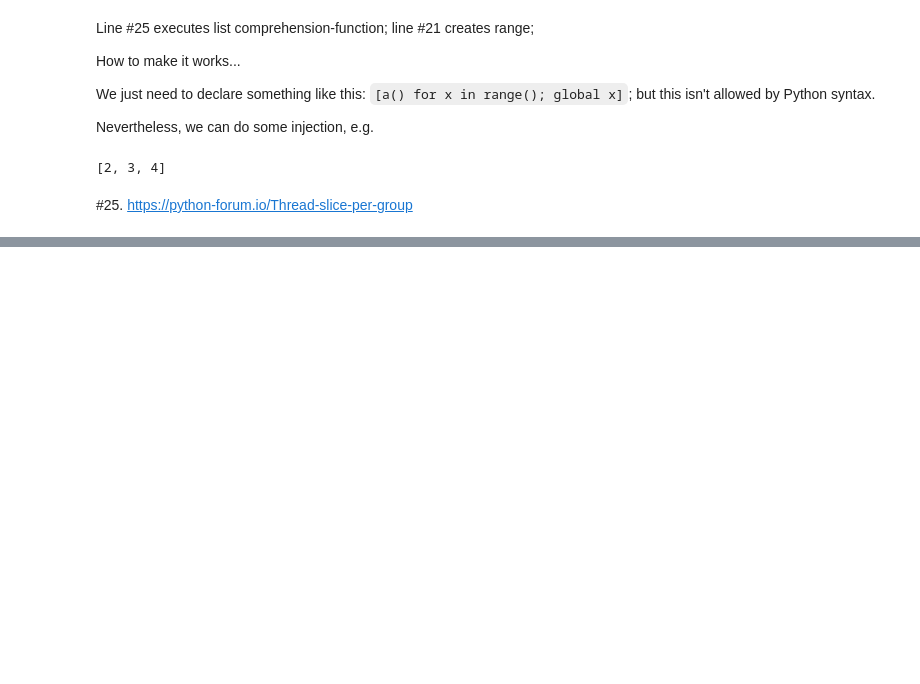
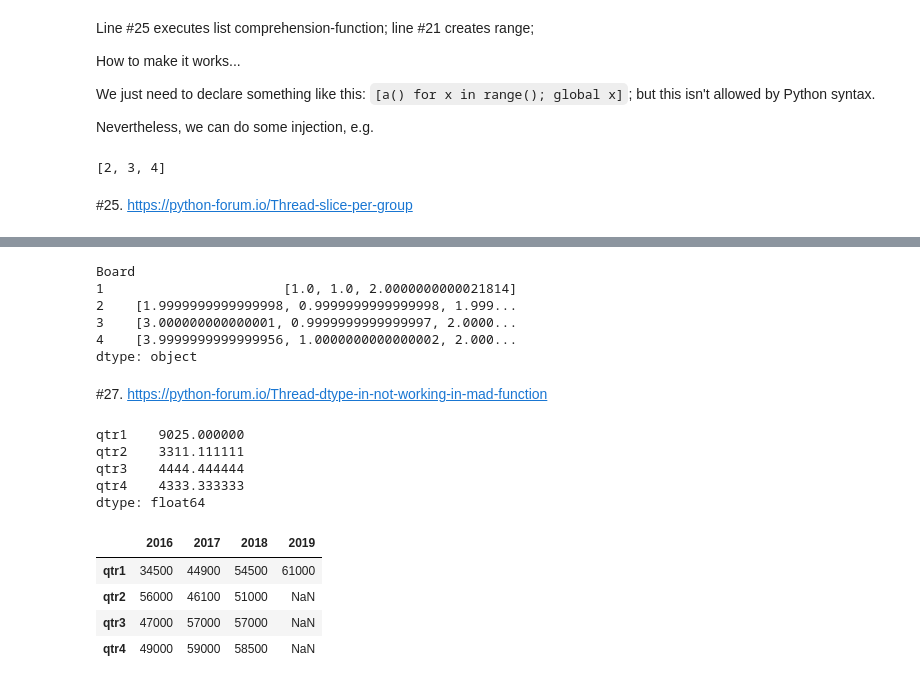
Before and after one commit to scidam/forums, a Jupyter notebook: mainpy/JUL_2019.ipynb, the cells around one changed output, grey strips where cells are left out. Cells and saved outputs as stored; diff of their text form; code cells hidden in the pictures; blank space fills up the shorter version.

```diff
--- a/mainpy/JUL_2019.ipynb
+++ b/mainpy/JUL_2019.ipynb
@@ -548,0 +600,36 @@ dfs = [df.loc[v[:50]] for g, v in df.groupby('factor').groups.items()]
+# %%
+res
+# %% [output]
+Board
+1                       [1.0, 1.0, 2.0000000000021814]
+2    [1.9999999999999998, 0.9999999999999998, 1.999...
+3    [3.000000000000001, 0.9999999999999997, 2.0000...
+4    [3.9999999999999956, 1.0000000000000002, 2.000...
+dtype: object
+# %% [markdown]
+#27. https://python-forum.io/Thread-dtype-in-not-working-in-mad-function
+# %%
+import pandas as pd
+import numpy as np
+diSales= { 2016:{'qtr1':34500,'qtr2':56000,'qtr3':47000,'qtr4':49000},
+           2017:{'qtr1':44900,'qtr2':46100,'qtr3':57000,'qtr4':59000},
+           2018:{'qtr1':54500,'qtr2':51000,'qtr3':57000,'qtr4':58500},
+           2019:{'qtr1':61000}
+         }
+df = pd.DataFrame(diSales, dtype=pd.Int64Dtype())
+ks = df.mad(axis = 1)
+print(ks)
+# %% [output]
+qtr1    9025.000000
+qtr2    3311.111111
+qtr3    4444.444444
+qtr4    4333.333333
+dtype: float64
+# %%
+df.astype(dtype=pd.Int64Dtype())
+# %% [output]
+|  | 2016 | 2017 | 2018 | 2019 |
+| qtr1 | 34500 | 44900 | 54500 | 61000 |
+| qtr2 | 56000 | 46100 | 51000 | NaN |
+| qtr3 | 47000 | 57000 | 57000 | NaN |
+| qtr4 | 49000 | 59000 | 58500 | NaN |
```
Also changed, not shown: parts of 11 cells of this notebook.
